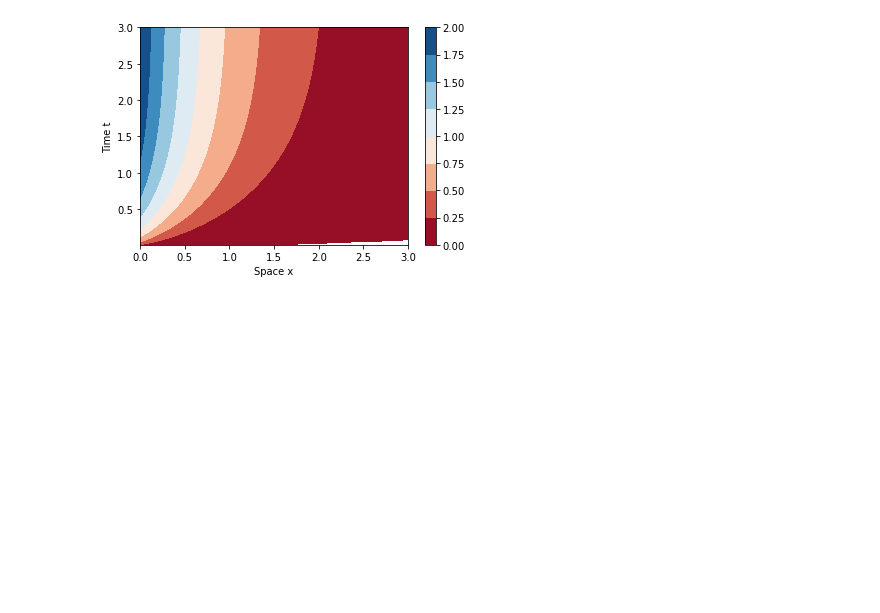
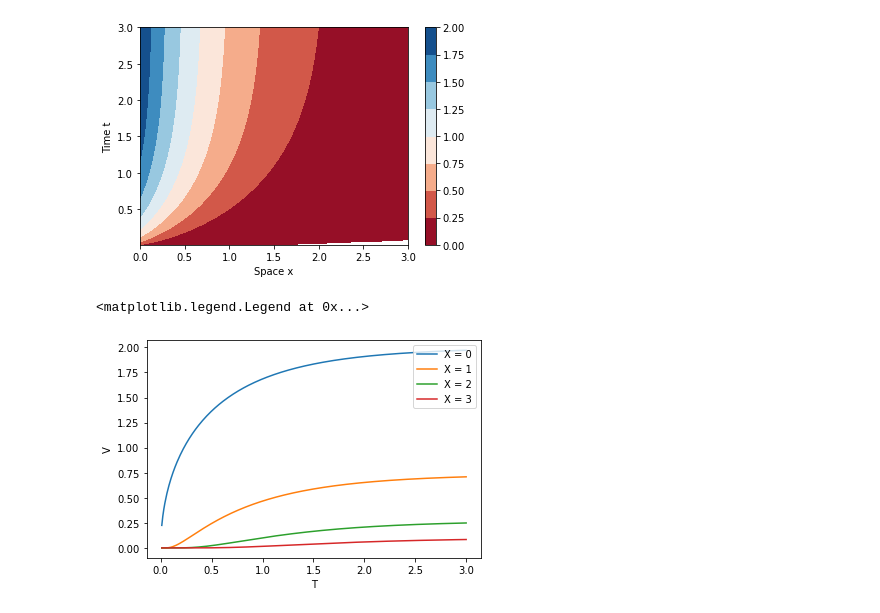
Before and after one commit to liambai/hodgkin-huxley, a Jupyter notebook: hh_pde_visualization.ipynb, the cells around one changed output. Saved outputs shown, nothing was run; the diff lists cells and outputs as text; code cells hidden in the pictures; blank space fills up the shorter version.

Commit message:
add x-slice solution plot

```diff
--- a/hh_pde_visualization.ipynb
+++ b/hh_pde_visualization.ipynb
@@ -58,3 +58,26 @@ Contour_Graph(outputs, x_domain, t_domain)
 300
 299
 [figure]
+# %%
+# Plotting solution for fixed x-slices
+t = sp.symbols ('t')
+t_domain = (0.01,3)
+tVals = np.linspace(t_domain[0], t_domain[1], 299)
+
+# Fix x values
+xVals = [0,1,2,3]
+fig = plt.figure()
+ax = fig.add_subplot(111)
+
+for x in xVals:
+    V = sp.exp(-x) * erfc(x/(2*sp.sqrt(t)) - sp.sqrt(t)) - sp.exp(x) * erfc(x/(2*sp.sqrt(t)) + sp.sqrt(t))
+    V = sp.lambdify(t, V)
+    outputs = V(tVals)
+    plot = ax.plot(tVals, outputs, label="X = " + str(x))
+ax.set_xlabel("T")
+ax.set_ylabel("V")
+ax.legend(loc='upper right')
+plt.show()
+# %% [output]
+<matplotlib.legend.Legend at 0x...>
+[figure, added]
```
Also changed, not shown: 1 other file.
